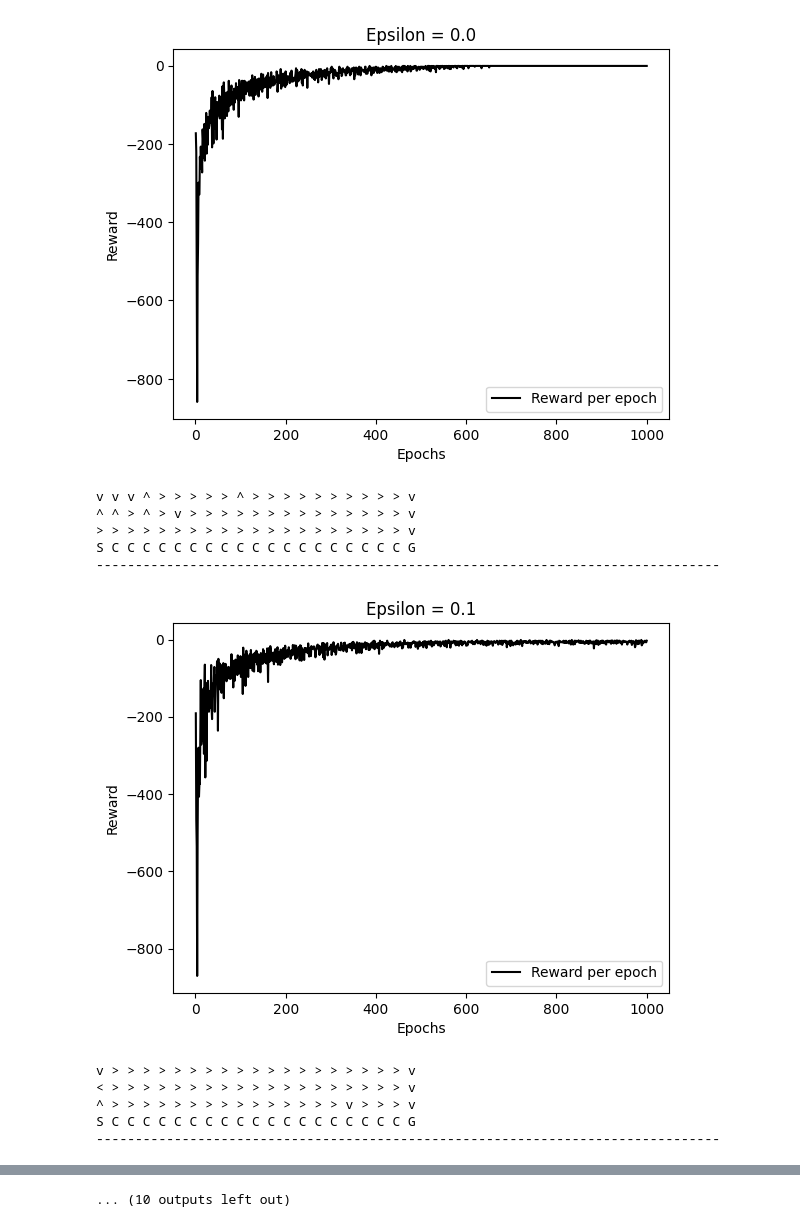
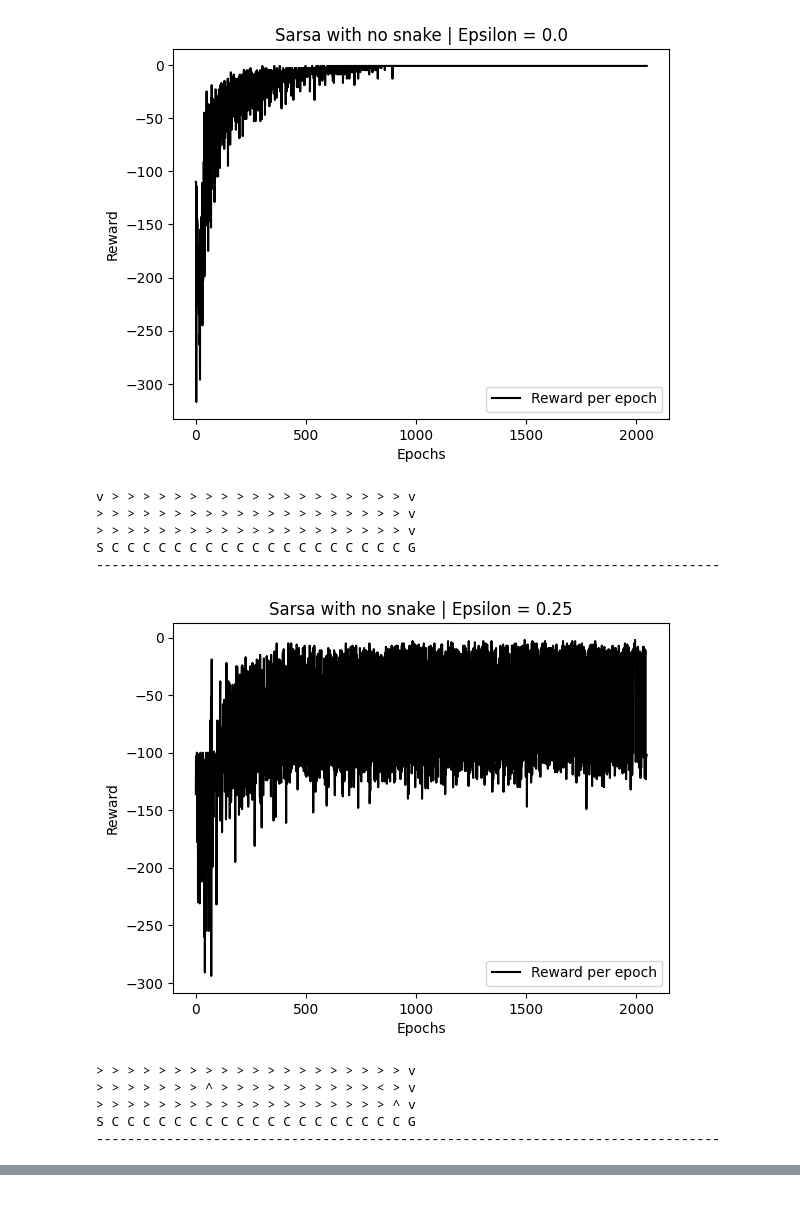
Before and after one commit to alexandru-dochian/mas, a Jupyter notebook: q_learning_vs_sarsa.ipynb, the cells around one changed output, grey strips where cells are left out. Drawn from its saved outputs; the diff is of its cells as text; code cells hidden in the pictures.

Commit message:
Done with q_learning vs sarsa discussion

```diff
--- a/q_learning_vs_sarsa.ipynb
+++ b/q_learning_vs_sarsa.ipynb
@@ -11,7 +21,7 @@ COLUMNS=21
 START = "S"
 GOAL = "G"
 CLIFF = "C"
-PIT = "P"
+SNAKE_PIT = "P"
 
 UP = "^"
 DOWN = "v"
@@ -27,13 +37,18 @@ ACTION_POSITION_MAPPER = {
 
 START_POSITION = (3, 0)
 GOAL_POSITION = (3, 20)
+SNAKE_PIT_POSITION = (0, 11)
 CLIFF_POSITIONS = [(3, cliff_column_index) for cliff_column_index in range(1, COLUMNS - 1)]
 
-def get_world():
+def get_world(with_snake_pit):
     world = [[random.choice(ACTIONS) for _ in range(COLUMNS)] for _ in range(ROWS)]
 
     world[START_POSITION[0]][START_POSITION[1]] = START
     world[GOAL_POSITION[0]][GOAL_POSITION[1]] = GOAL
+
+    if with_snake_pit:
+        world[SNAKE_PIT_POSITION[0]][SNAKE_PIT_POSITION[1]] = SNAKE_PIT
+
     for cliff_position in CLIFF_POSITIONS:
        world[cliff_position[0]][cliff_position[1]] = CLIFF
 
@@ -43,7 +58,7 @@ def print_world(world):
     for row in world:
         print(" ".join(row))
 
-def choose_action(Q, new_state, epsilon=0.5):
+def choose_action(Q, new_state, epsilon):
     if np.random.uniform(0, 1) < epsilon:
         return random.choice(ACTIONS)
     else:
@@ -53,7 +68,7 @@ def choose_action(Q, new_state, epsilon=0.5):
 def get_start_state():
     return START_POSITION
 
-def get_new_state(world, current_state, action):
+def get_new_state(current_state, action):
   position_updater = ACTION_POSITION_MAPPER[action]
   new_state = (current_state[0] + position_updater[0], current_state[1] + position_updater[1])
 
@@ -65,20 +80,19 @@ def get_new_state(world, current_state, action):
   if new_state[1] < 0 or new_state[1] > COLUMNS - 1:
     return current_state
 
-  # wall invalidation
-  if world[new_state[0]][new_state[1]] == CLIFF:
-    return current_state
-
   return new_state
 
 def final_state(state):
     return state == GOAL_POSITION or state in CLIFF_POSITIONS
 
-def get_reward(position):
+def get_reward(position, with_snake_pit):
     if position == GOAL_POSITION:
         return 20
 
     if position in CLIFF_POSITIONS:
         return -100
 
+    if with_snake_pit and position in SNAKE_PIT_POSITION:
+        return -100
+
     return -1
@@ -85,19 +101,18 @@ def get_reward(position):
 # %%
-def run_sarsa(epochs = 2000, epsilon=0, alpha = 0.1, gamma = 0.9):
-  world = get_world()
+def run_sarsa(epochs = 2000, epsilon=0, with_snake_pit=False, alpha = 0.1, gamma = 0.9):
   Q = {(i,j):[0, 0 ,0 , 0] for i in range(ROWS) for j in range(COLUMNS)}
 
   rewards_history = []
-  for epoch in range(epochs):
+  for _ in range(epochs):
     current_state = get_start_state()
     current_action = choose_action(Q, current_state, epsilon=epsilon)
 
     reward_per_epoch = 0
     while not final_state(current_state):
-      new_state = get_new_state(world, current_state, current_action)
+      new_state = get_new_state(current_state, current_action)
       new_action = choose_action(Q, new_state, epsilon=epsilon)
 
-      reward = get_reward(new_state)
+      reward = get_reward(new_state, with_snake_pit)
       reward_per_epoch += reward
 
       current_action_index_in_Q = ACTIONS.index(current_action)
@@ -119,37 +189,37 @@ def run_sarsa(epochs = 2000, epsilon=0, alpha = 0.1, gamma = 0.9):
 # %%
-epochs = 1000
+epochs = 2048
 x = np.linspace(1, epochs, epochs)
 
-for epsilon in [0.0, 0.1, 0.2, 0.3, 0.4, 0.5, 0.6, 0.7, 0.8, 0.9, 1.0]:
+for epsilon in [0.0, 0.25, 0.5, 0.75, 1.0]:
     Q, rewards_history = run_sarsa(epochs=epochs, epsilon=epsilon)
     # Plot rewards
     plt.plot(x, rewards_history, color='black', label=f"Reward per epoch")
     plt.xlabel('Epochs')
     plt.ylabel('Reward')
     plt.legend()
-    plt.title(f"Epsilon = {epsilon}")
+    plt.title(f"Sarsa with no snake | Epsilon = {epsilon}")
     plt.show()
 
-    world = get_world()
+    world = get_world(with_snake_pit=False)
     for position in Q:
         actions_utilities = Q[position]
         if world[position[0]][position[1]] not in [GOAL, START, CLIFF]:
             world[position[0]][position[1]] = ACTIONS[np.argmax(actions_utilities)]
 
     # Printing world
     print_world(world)
 
     print("-" * 80)
 # %% [output]
-[figure, old version]
+[figure, new version]
-v v v ^ > > > > > ^ > > > > > > > > > > v
-^ ^ > ^ > v > > > > > > > > > > > > > > v
+v > > > > > > > > > > > > > > > > > > > v
+> > > > > > > > > > > > > > > > > > > > v
 > > > > > > > > > > > > > > > > > > > > v
 S C C C C C C C C C C C C C C C C C C C G
 --------------------------------------------------------------------------------
-[figure, old version]
+[figure, new version]
-v > > > > > > > > > > > > > > > > > > > v
-< > > > > > > > > > > > > > > > > > > > v
-^ > > > > > > > > > > > > > > > v > > > v
+> > > > > > > > > > > > > > > > > > > > v
+> > > > > > > ^ > > > > > > > > > > < > v
+> > > > > > > > > > > > > > > > > > > ^ v
 S C C C C C C C C C C C C C C C C C C C G
 --------------------------------------------------------------------------------
@@ -180 +243,0 @@ S C C C C C C C C C C C C C C C C C C C G
-... (10 outputs left out)
```
Also changed, not shown: parts of 28 cells of this notebook, 1 other file.
